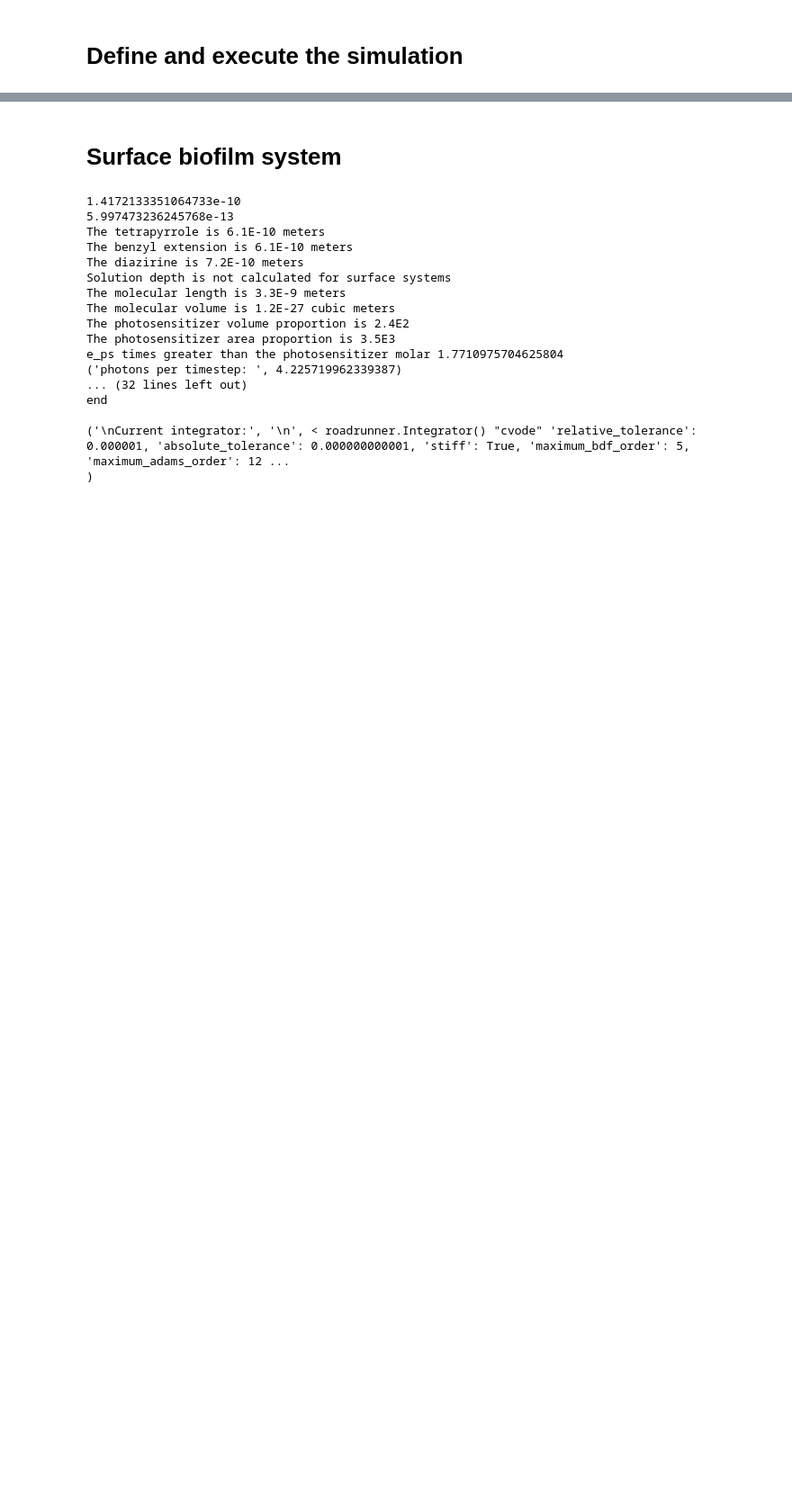
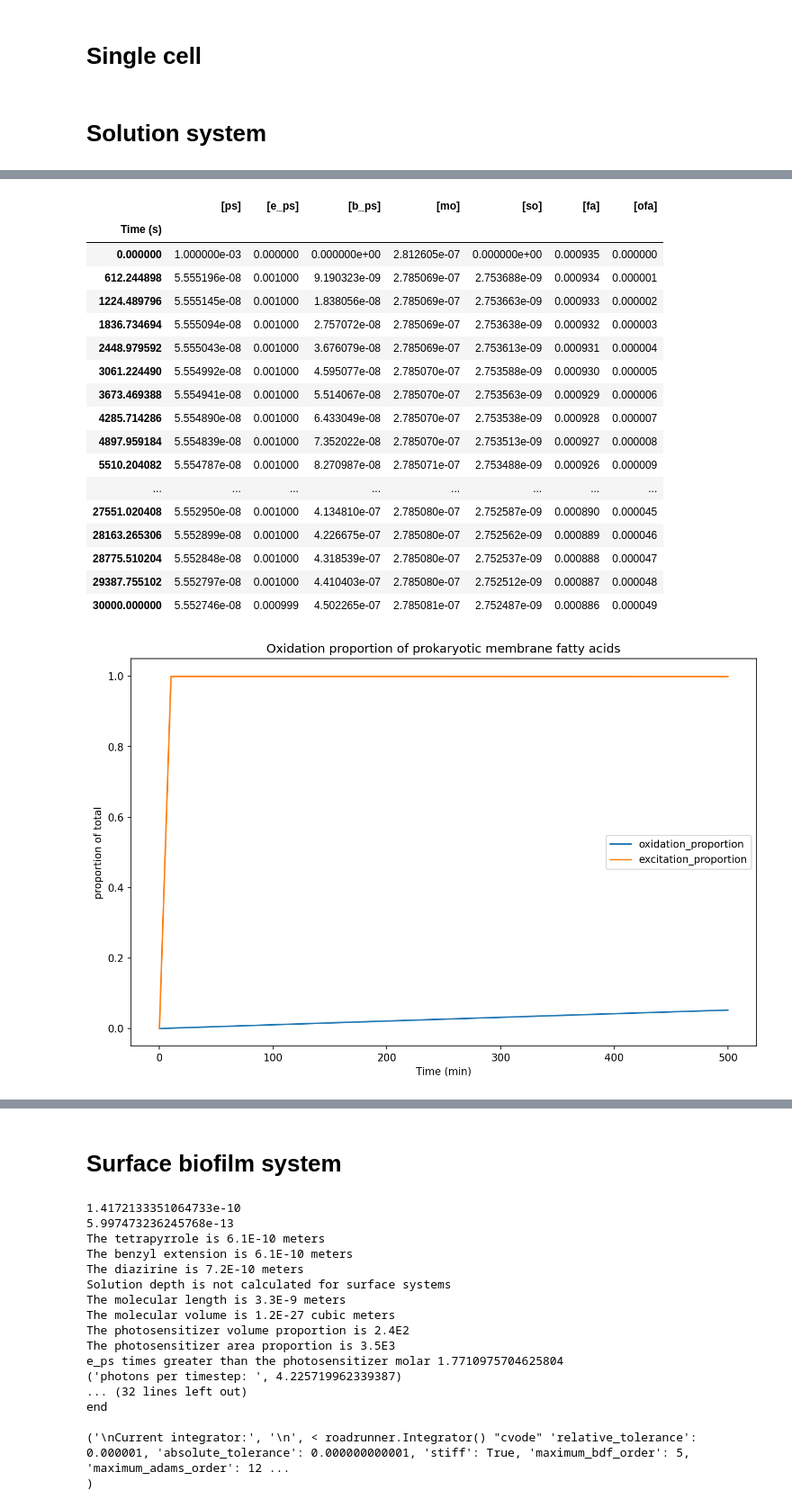
Before and after one commit to freiburgermsu/PDIpy, a Jupyter notebook: examples/GSWL.ipynb, the cells around one changed output, grey strips where cells are left out. Shown at 90% size. Cells and saved outputs as stored; diff of their text form; code cells hidden in the pictures; blank space fills up the shorter version.

```diff
--- a/examples/GSWL.ipynb
+++ b/examples/GSWL.ipynb
@@ -1,2 +1,2 @@
-# %% [markdown]
-# Define and execute the simulation
+# %% [markdown]
+# Single cell
@@ -2,0 +24,24 @@
+# %% [markdown]
+# Solution system
+# %%
+from scipy.constants import minute, micro, liter
+import os
+%run ../pdipy/core.py
+
+solution_dimensions = {  # https://www.eppendorf.com/product-media/doc/en/90676/Eppendorf_Consumables_Technical-data_Cell-Culture-Plate-24-Well.pdf
+    'surface_area (m^2)': 16.2*milli,
+    'solution_depth (m)': None,
+    'solution_volume (m^3)': 200 *micro*liter
+}
+
+pdi = PDIBacterialPkg(verbose = True, jupyter = True)
+pdi.define_system(surface_system = False, solution_dimensions = solution_dimensions)
+pdi.define_bacterium(bacterial_specie = 'Saureus')
+pdi.define_photosensitizer(photosensitizer_molar = 1*milli, photosensitizer = 'A3B_4Zn')
+pdi.define_light(light_source = 'LED', lux = 26400,)
+pdi.singlet_oxygen_calculations(timestep = 10, total_time = 500)
+pdi.kinetic_calculation()
+processed_data = pdi.export(simulation_name = 'solution_system')
+
+%matplotlib inline
+# %% [output]
@@ -2,0 +65,19 @@
+|  | [ps] | [e_ps] | [b_ps] | [mo] | [so] | [fa] | [ofa] |
+| Time (s) |  |  |  |  |  |  |  |
+| 0.000000 | 1.000000e-03 | 0.000000 | 0.000000e+00 | 2.812605e-07 | 0.000000e+00 | 0.000935 | 0.000000 |
+| 612.244898 | 5.555196e-08 | 0.001000 | 9.190323e-09 | 2.785069e-07 | 2.753688e-09 | 0.000934 | 0.000001 |
+| 1224.489796 | 5.555145e-08 | 0.001000 | 1.838056e-08 | 2.785069e-07 | 2.753663e-09 | 0.000933 | 0.000002 |
+| 1836.734694 | 5.555094e-08 | 0.001000 | 2.757072e-08 | 2.785069e-07 | 2.753638e-09 | 0.000932 | 0.000003 |
+| 2448.979592 | 5.555043e-08 | 0.001000 | 3.676079e-08 | 2.785069e-07 | 2.753613e-09 | 0.000931 | 0.000004 |
+| 3061.224490 | 5.554992e-08 | 0.001000 | 4.595077e-08 | 2.785070e-07 | 2.753588e-09 | 0.000930 | 0.000005 |
+| 3673.469388 | 5.554941e-08 | 0.001000 | 5.514067e-08 | 2.785070e-07 | 2.753563e-09 | 0.000929 | 0.000006 |
+| 4285.714286 | 5.554890e-08 | 0.001000 | 6.433049e-08 | 2.785070e-07 | 2.753538e-09 | 0.000928 | 0.000007 |
+| 4897.959184 | 5.554839e-08 | 0.001000 | 7.352022e-08 | 2.785070e-07 | 2.753513e-09 | 0.000927 | 0.000008 |
+| 5510.204082 | 5.554787e-08 | 0.001000 | 8.270987e-08 | 2.785071e-07 | 2.753488e-09 | 0.000926 | 0.000009 |
+| ... | ... | ... | ... | ... | ... | ... | ... |
+| 27551.020408 | 5.552950e-08 | 0.001000 | 4.134810e-07 | 2.785080e-07 | 2.752587e-09 | 0.000890 | 0.000045 |
+| 28163.265306 | 5.552899e-08 | 0.001000 | 4.226675e-07 | 2.785080e-07 | 2.752562e-09 | 0.000889 | 0.000046 |
+| 28775.510204 | 5.552848e-08 | 0.001000 | 4.318539e-07 | 2.785080e-07 | 2.752537e-09 | 0.000888 | 0.000047 |
+| 29387.755102 | 5.552797e-08 | 0.001000 | 4.410403e-07 | 2.785080e-07 | 2.752512e-09 | 0.000887 | 0.000048 |
+| 30000.000000 | 5.552746e-08 | 0.000999 | 4.502265e-07 | 2.785081e-07 | 2.752487e-09 | 0.000886 | 0.000049 |
+[figure, added]
```
Also changed, not shown: parts of 6 cells of this notebook, 45 other files.
